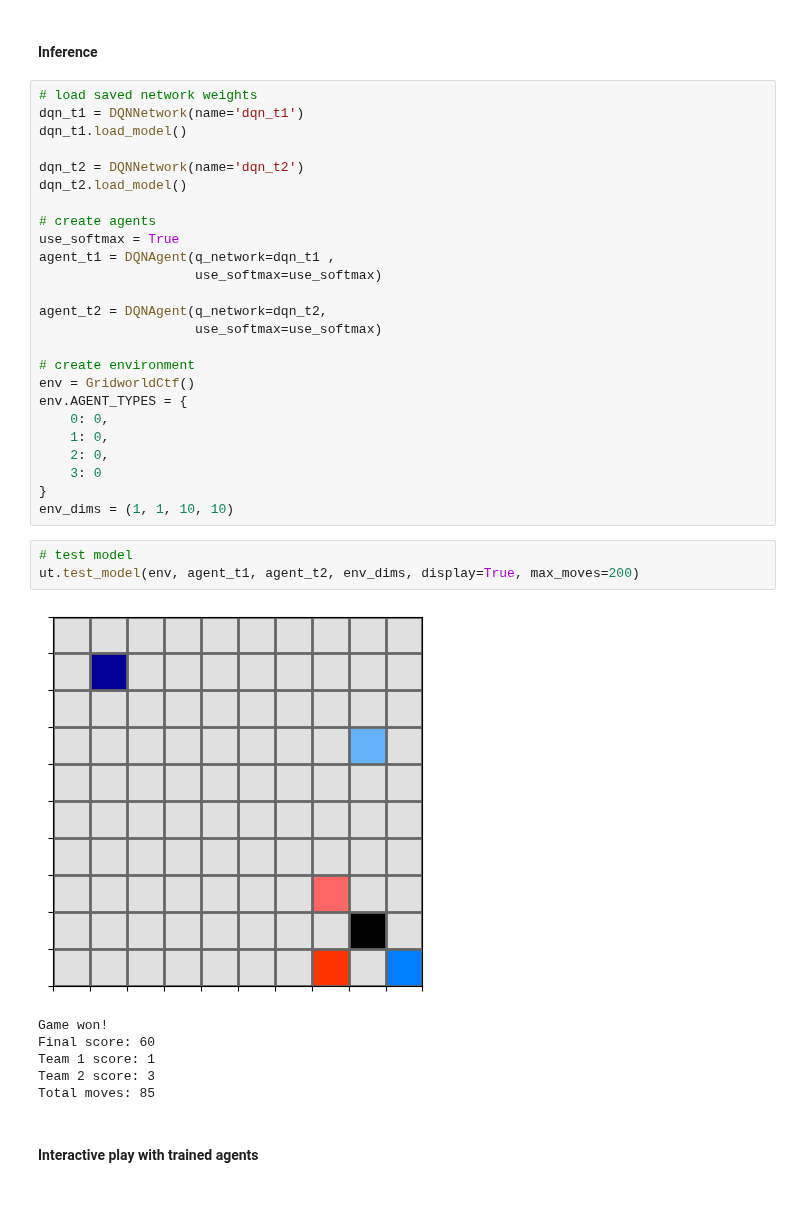
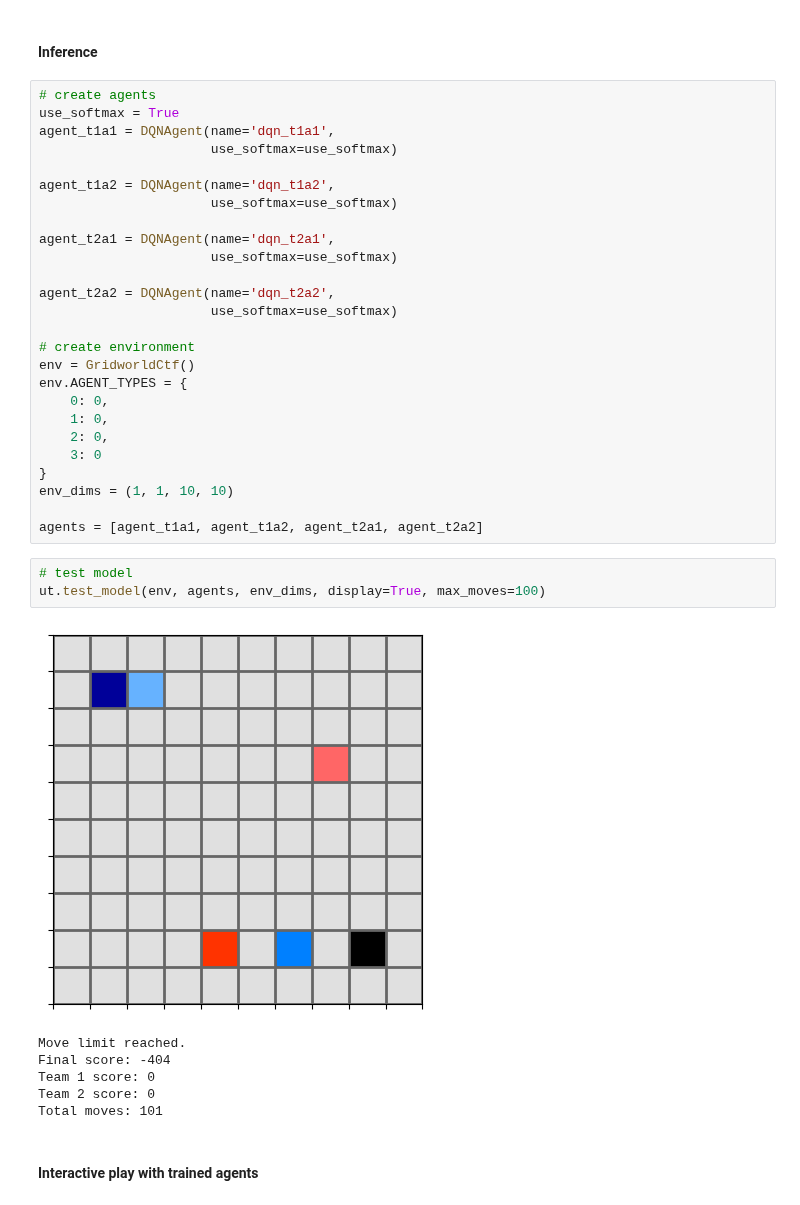
Before and after one commit to g-nightingale/marl-ctf-development, a Jupyter notebook: mvp_environment/mvp_env.ipynb, the cells around one changed output. Cells and saved outputs as stored; diff of their text form.

Commit message:
Partial refactor to one policy per agent7

```diff
--- a/mvp_environment/mvp_env.ipynb
+++ b/mvp_environment/mvp_env.ipynb
@@ -122,20 +143,19 @@ ut.plot_training_performance(*training_metrics)
 # %% [markdown]
 #### Inference
 # %%
-# load saved network weights
-dqn_t1 = DQNNetwork(name='dqn_t1')
-dqn_t1.load_model()
-
-dqn_t2 = DQNNetwork(name='dqn_t2')
-dqn_t2.load_model()
-
 # create agents
 use_softmax = True
-agent_t1 = DQNAgent(q_network=dqn_t1 ,
-                    use_softmax=use_softmax)
+agent_t1a1 = DQNAgent(name='dqn_t1a1',
+                      use_softmax=use_softmax)
 
-agent_t2 = DQNAgent(q_network=dqn_t2,
-                    use_softmax=use_softmax)
+agent_t1a2 = DQNAgent(name='dqn_t1a2',
+                      use_softmax=use_softmax)
+
+agent_t2a1 = DQNAgent(name='dqn_t2a1',
+                      use_softmax=use_softmax)
+
+agent_t2a2 = DQNAgent(name='dqn_t2a2',
+                      use_softmax=use_softmax)
 
 # create environment
 env = GridworldCtf()
@@ -146,16 +166,18 @@ env.AGENT_TYPES = {
     3: 0
 }
 env_dims = (1, 1, 10, 10)
+
+agents = [agent_t1a1, agent_t1a2, agent_t2a1, agent_t2a2]
 # %%
 # test model
-ut.test_model(env, agent_t1, agent_t2, env_dims, display=True, max_moves=200)
+ut.test_model(env, agents, env_dims, display=True, max_moves=100)
 # %% [output]
-[figure, old version]
+[figure, new version]
-Game won!
-Final score: 60
-Team 1 score: 1
-Team 2 score: 3
-Total moves: 85
+Move limit reached.
+Final score: -404
+Team 1 score: 0
+Team 2 score: 0
+Total moves: 101
 # %% [markdown]
 #### Interactive play with trained agents
 # %%
```
Also changed, not shown: parts of 5 cells of this notebook, 12 other files.
